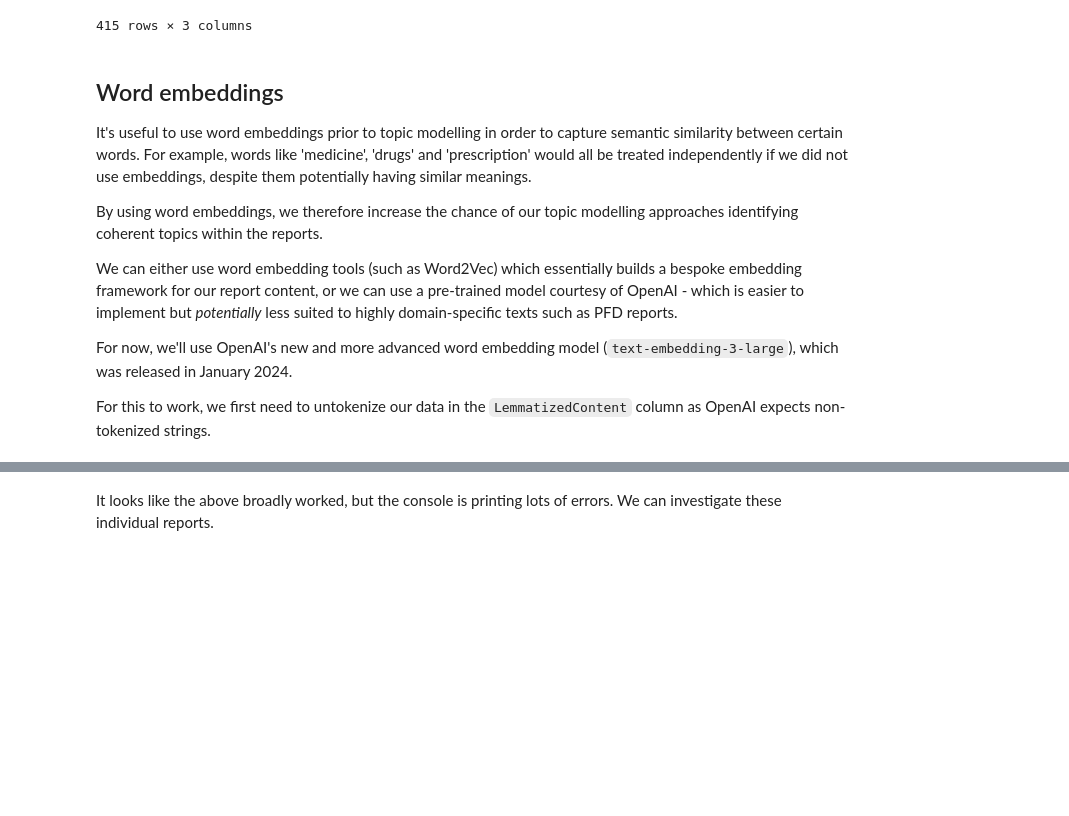
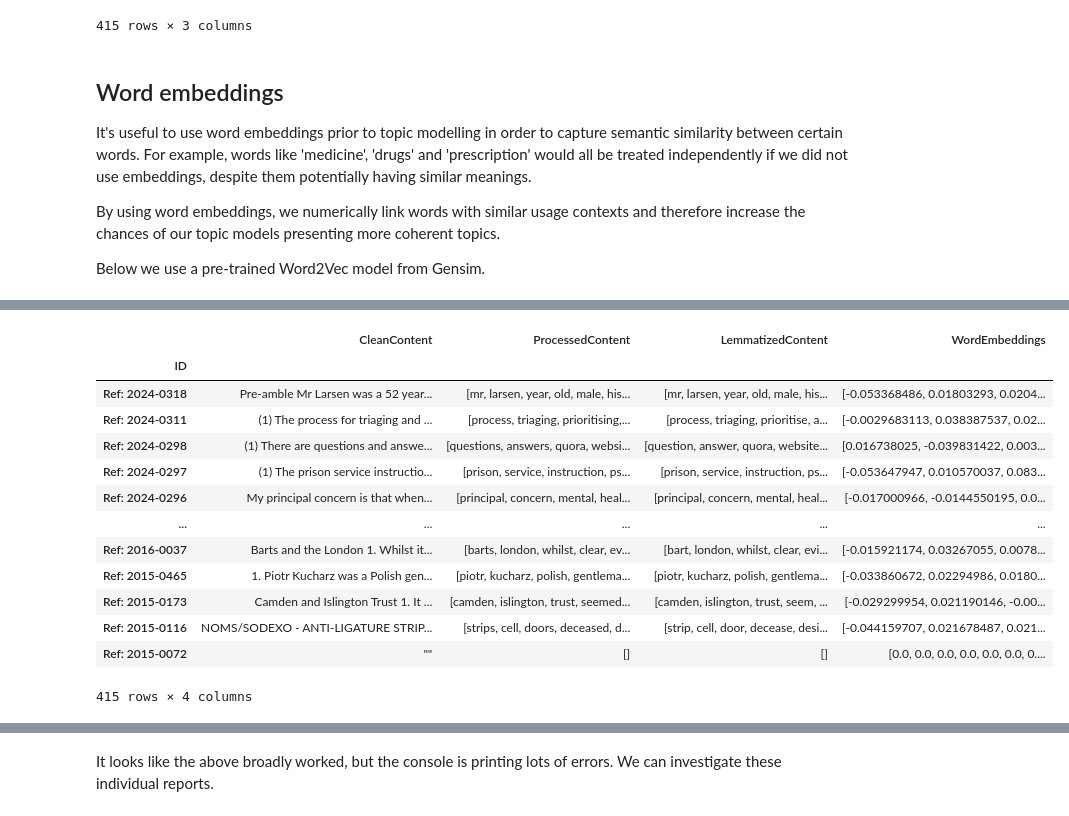
Before and after one commit to Samuel-Osian-Andrews/PFD_NLP, a Jupyter notebook: Scripts/compare_topic_model.ipynb, the cells around one changed output, grey strips where cells are left out. Saved outputs shown, nothing was run; the diff lists cells and outputs as text; code cells hidden in the pictures; blank space fills up the shorter version.

Commit message:
Implement crude Word2Vec embedding

```diff
--- a/Scripts/compare_topic_model.ipynb
+++ b/Scripts/compare_topic_model.ipynb
@@ -206,10 +206,59 @@ data
 
 It's useful to use word embeddings prior to topic modelling in order to capture semantic similarity between certain words. For example, words like 'medicine', 'drugs' and 'prescription' would all be treated independently if we did not use embeddings, despite them potentially having similar meanings.
 
-By using word embeddings, we therefore increase the chance of our topic modelling approaches identifying coherent topics within the reports.
+By using word embeddings, we numerically link words with similar usage contexts and therefore increase the chances of our topic models presenting more coherent topics.
 
-We can either use word embedding tools (such as Word2Vec) which essentially builds a bespoke embedding framework for our report content, or we can use a pre-trained model courtesy of OpenAI - which is easier to implement but *potentially* less suited to highly domain-specific texts such as PFD reports.
-
-For now, we'll use OpenAI's new and more advanced word embedding model (`text-embedding-3-large`), which was released in January 2024.
-
-For this to work, we first need to untokenize our data in the `LemmatizedContent` column as OpenAI expects non-tokenized strings.
+Below we use a pre-trained Word2Vec model from Gensim.
+# %%
+import gensim.downloader as api
+import time
+import numpy as np
+import pandas as pd
+
+# Start the timer
+start_time = time.time()
+
+# Load the pre-trained Word2Vec model
+model = api.load("word2vec-google-news-300")
+
+# Function to get the average word vector for our lemmatized tokens
+def embed(tokens, model, oov_words):
+    valid_tokens = [token for token in tokens if token in model.key_to_index]
+    oov_tokens = [token for token in tokens if token not in model.key_to_index]
+    oov_words.update(oov_tokens)
+
+    if not valid_tokens:
+        return np.zeros(model.vector_size)
+
+    word_vectors = [model[token] for token in valid_tokens]
+    return np.mean(word_vectors, axis=0)
+
+# Initialize the WordEmbeddings column
+data['WordEmbeddings'] = None
+
+# Initialize a set to store OOV words
+oov_words = set()
+
+# Loop through each row in the DataFrame
+for i, row in data.iterrows():
+    data.at[i, 'WordEmbeddings'] = embed(row['LemmatizedContent'], model, oov_words)
+
+# End the timer
+end_time = time.time()
+
+# Calculate & print time taken
+total_time = end_time - start_time
+minutes = int(total_time // 60)
+seconds = total_time % 60
+
+print(f'Time taken: {minutes} minutes and {seconds:.2f} seconds')
+
+# Print the OOV words
+print("Out-of-vocabulary words:")
+for word in oov_words:
+    print(word)
+
+# Optionally, you can also print the total count of OOV words
+print(f'Total OOV words: {len(oov_words)}')
+data
+# %% [output]
@@ -215,0 +282,14 @@ For this to work, we first need to untokenize our data in the `LemmatizedContent
+|  | CleanContent | ProcessedContent | LemmatizedContent | WordEmbeddings |
+| ID |  |  |  |  |
+| Ref: 2024-0318 | Pre-amble Mr Larsen was a 52 year... | [mr, larsen, year, old, male, his... | [mr, larsen, year, old, male, his... | [-0.053368486, 0.01803293, 0.0204... |
+| Ref: 2024-0311 | (1) The process for triaging and ... | [process, triaging, prioritising,... | [process, triaging, prioritise, a... | [-0.0029683113, 0.038387537, 0.02... |
+| Ref: 2024-0298 | (1) There are questions and answe... | [questions, answers, quora, websi... | [question, answer, quora, website... | [0.016738025, -0.039831422, 0.003... |
+| Ref: 2024-0297 | (1) The prison service instructio... | [prison, service, instruction, ps... | [prison, service, instruction, ps... | [-0.053647947, 0.010570037, 0.083... |
+| Ref: 2024-0296 | My principal concern is that when... | [principal, concern, mental, heal... | [principal, concern, mental, heal... | [-0.017000966, -0.0144550195, 0.0... |
+| ... | ... | ... | ... | ... |
+| Ref: 2016-0037 | Barts and the London 1. Whilst it... | [barts, london, whilst, clear, ev... | [bart, london, whilst, clear, evi... | [-0.015921174, 0.03267055, 0.0078... |
+| Ref: 2015-0465 | 1. Piotr Kucharz was a Polish gen... | [piotr, kucharz, polish, gentlema... | [piotr, kucharz, polish, gentlema... | [-0.033860672, 0.02294986, 0.0180... |
+| Ref: 2015-0173 | Camden and Islington Trust 1. It ... | [camden, islington, trust, seemed... | [camden, islington, trust, seem, ... | [-0.029299954, 0.021190146, -0.00... |
+| Ref: 2015-0116 | NOMS/SODEXO - ANTI-LIGATURE STRIP... | [strips, cell, doors, deceased, d... | [strip, cell, door, decease, desi... | [-0.044159707, 0.021678487, 0.021... |
+| Ref: 2015-0072 | "" | [] | [] | [0.0, 0.0, 0.0, 0.0, 0.0, 0.0, 0.... |
+415 rows × 4 columns
```
Also changed, not shown: parts of 11 cells of this notebook, 2 other files.
